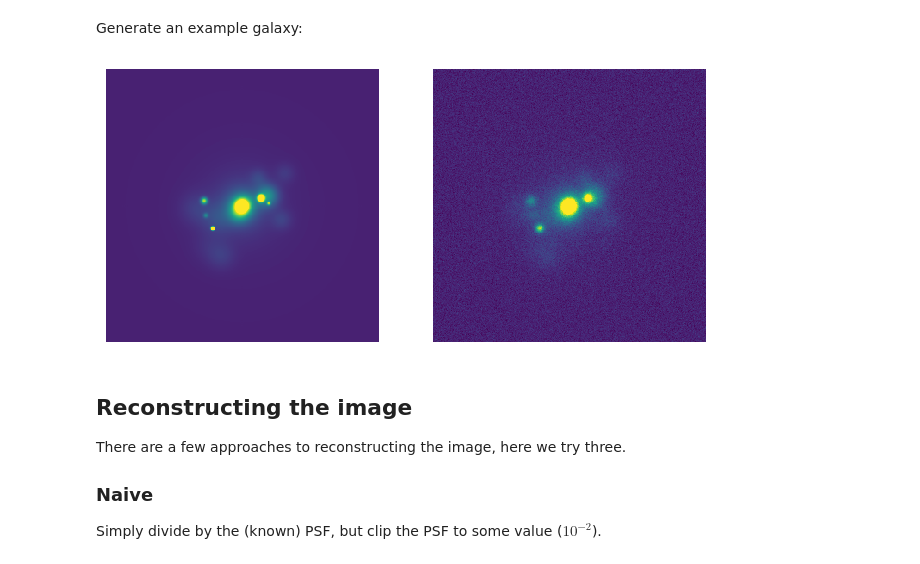
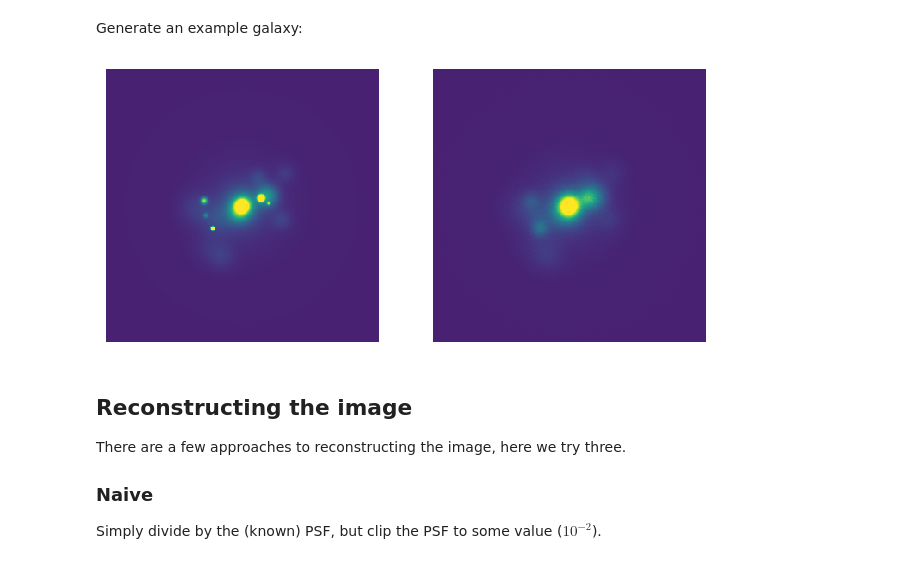
Before and after one commit to astro-nova/asymmetry, a Jupyter notebook: 4 Fourier New.ipynb, the cells around one changed output. Drawn from its saved outputs; the diff is of its cells as text; code cells hidden in the pictures.

```diff
--- a/4 Fourier New.ipynb
+++ b/4 Fourier New.ipynb
@@ -80,18 +80,19 @@ Set some typical properties:
 # n_clumps = 50
 
 pxscale = 0.2
-psf_fwhm = 1.5
+psf_fwhm = 3
 psf_std = psf_fwhm * gaussian_fwhm_to_sigma
+sky_mag = 30
 # %% [markdown]
 Generate an example galaxy:
 # %%
-perfect_gal, real_gal, bg = make_perfect_galaxy(pxscale=pxscale, sky_mag=22.5, psf_fwhm=psf_fwhm)
+perfect_gal, real_gal, bg = make_perfect_galaxy(pxscale=pxscale, sky_mag=sky_mag, psf_fwhm=psf_fwhm)
 fig, axs = plt.subplots(1, 2, figsize=(6, 3))
 axs[0].imshow(perfect_gal, vmin=-200, vmax=2000)
 axs[1].imshow(real_gal, vmin=-200, vmax=2000)
 for ax in axs: ax.axis('off')
 # %% [output]
-[figure, old version]
+[figure, new version]
 # %% [markdown]
 ## Reconstructing the image
 
```
Also changed, not shown: parts of 13 cells of this notebook, 3 other files.
